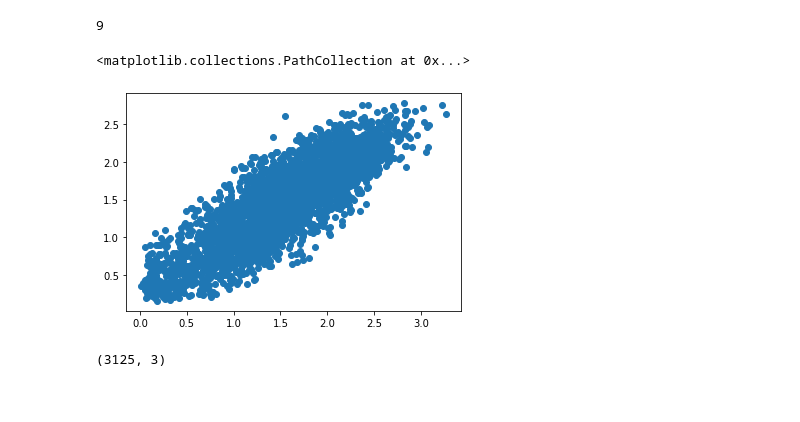
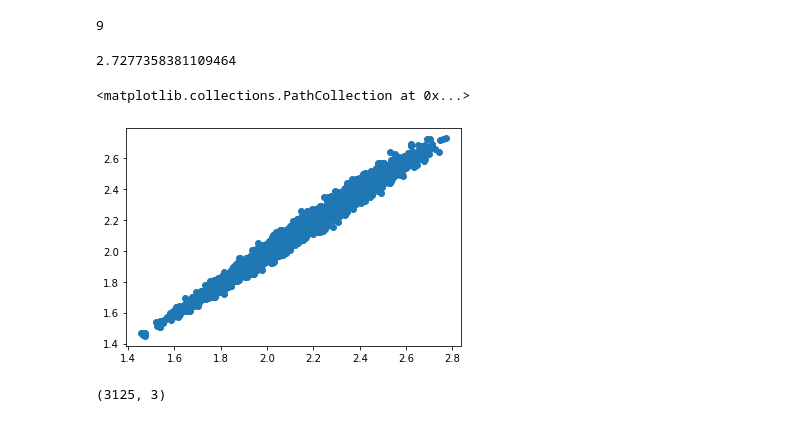
Before and after one commit to byooooo/dispersant_screening_PAL, a Jupyter notebook: notebooks/_run_ga_on_gpr.ipynb, the cells around one changed output. Cells and saved outputs as stored; diff of their text form; code cells hidden in the pictures.

Commit message:
feat: updated GA, figured out one more issue

```diff
--- a/notebooks/_run_ga_on_gpr.ipynb
+++ b/notebooks/_run_ga_on_gpr.ipynb
@@ -104,10 +104,14 @@ for i, feat in enumerate(np.array(FEATURES_used)):
+# %%
+y_train[:,0].max()
+# %% [output]
+2.7277358381109464
 # %%
 import matplotlib.pyplot as plt
 %matplotlib inline
-plt.scatter(ground_true[:,2], y_pred_2[:])
+plt.scatter(ground_true[:,0], y_pred_0[:,0])
 # %% [output]
 <matplotlib.collections.PathCollection at 0x...>
-[figure, old version]
+[figure, new version]
 # %%
 np.save('../work/X_train_GBDT.npy', X[:,feats])
 np.save('../work/y_train_GBDT.npy', y_train)
```
Also changed, not shown: parts of 4 cells of this notebook, 26 other files.
